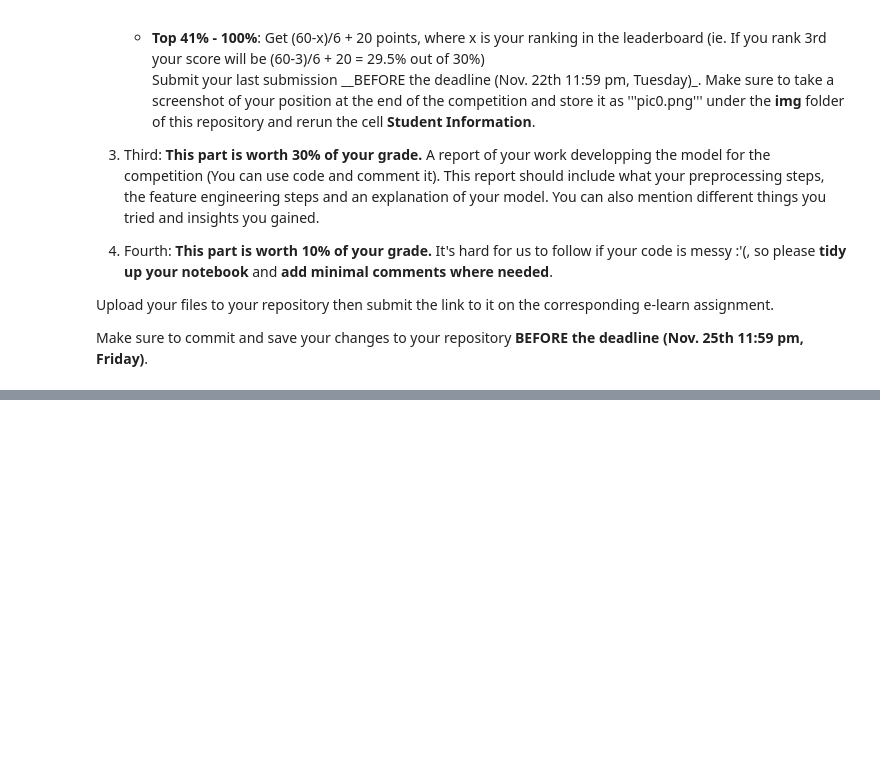
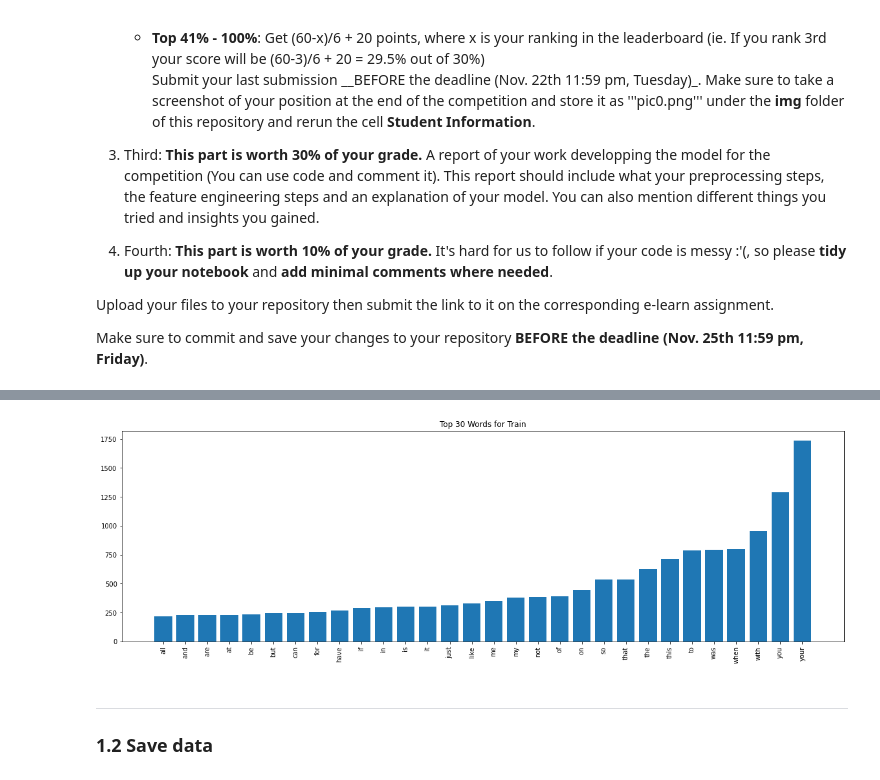
Before and after one commit to YiChiChao/DM2022-Lab2-Homework, a Jupyter notebook: DM2022-Lab2-Homework.ipynb, the cells around one changed output, grey strips where cells are left out. Saved outputs shown, nothing was run; the diff lists cells and outputs as text; code cells hidden in the pictures; blank space fills up the shorter version.

```diff
--- a/DM2022-Lab2-Homework.ipynb
+++ b/DM2022-Lab2-Homework.ipynb
@@ -39,0 +120,3 @@ Make sure to commit and save your changes to your repository __BEFORE the deadli
+# %%
+# combine 4 sub-dataset
+train_df = pd.concat([anger_train, fear_train, joy_train, sadness_train], ignore_index=True)
@@ -39,0 +198,7 @@ Make sure to commit and save your changes to your repository __BEFORE the deadli
+# %%
+plot_frequent_words(30, train_df.text, "Top 30 Words for Train")
+# %% [output]
+[figure, added]
+# %% [markdown]
+---
+### 1.2 Save data
```
Also changed, not shown: parts of 123 cells of this notebook.
